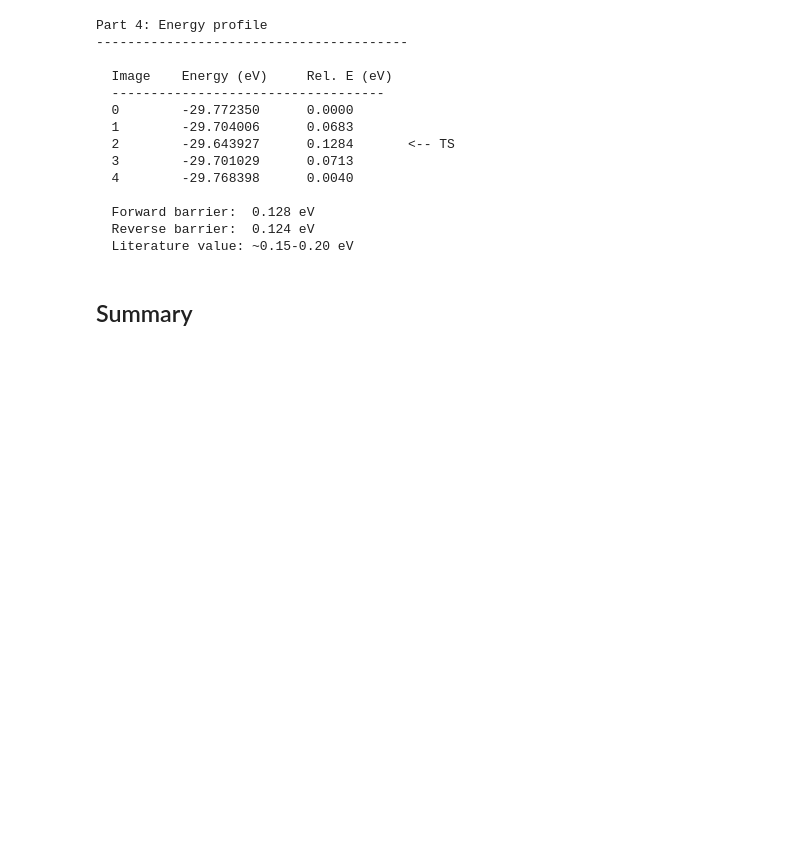
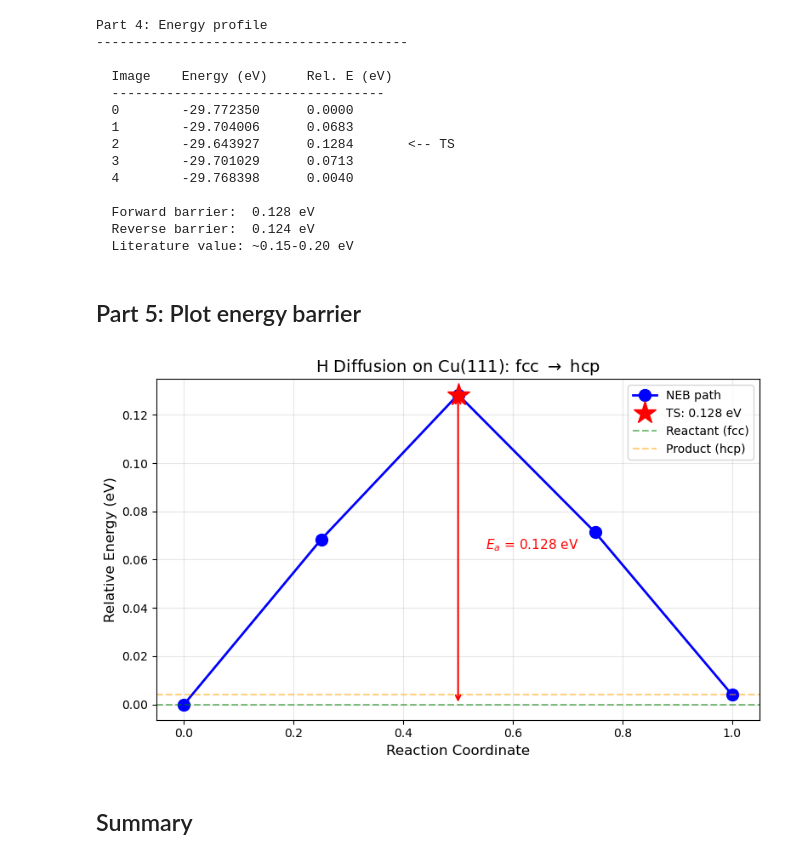
Before and after one commit to jkitchin/vasp, a Jupyter notebook: docs/tutorials/16_neb.ipynb, the cells around one changed output. Drawn from its saved outputs; the diff is of its cells as text; code cells hidden in the pictures; blank space fills up the shorter version.

```diff
--- a/docs/tutorials/16_neb.ipynb
+++ b/docs/tutorials/16_neb.ipynb
@@ -224,6 +224,49 @@ Part 4: Energy profile
   Forward barrier:  0.128 eV
   Reverse barrier:  0.124 eV
   Literature value: ~0.15-0.20 eV
+# %% [markdown]
+## Part 5: Plot energy barrier
+# %%
+import matplotlib.pyplot as plt
+
+# Calculate reaction coordinate (normalized path length)
+reaction_coord = np.linspace(0, 1, len(images))
+
+# Relative energies
+rel_energies = [e - e_initial for e in energies]
+
+# Find transition state index
+ts_idx = rel_energies.index(max(rel_energies[1:-1]))
+
+# Create the plot
+fig, ax = plt.subplots(figsize=(8, 5))
+
+# Plot energy profile
+ax.plot(reaction_coord, rel_energies, 'bo-', markersize=10, linewidth=2, label='NEB path')
+
+# Mark the transition state
+ax.plot(reaction_coord[ts_idx], rel_energies[ts_idx], 'r*', markersize=20, label=f'TS: {rel_energies[ts_idx]:.3f} eV')
+
+# Add horizontal lines for reactant and product
+ax.axhline(y=0, color='green', linestyle='--', alpha=0.5, label='Reactant (fcc)')
+ax.axhline(y=rel_energies[-1], color='orange', linestyle='--', alpha=0.5, label='Product (hcp)')
+
+# Annotate barrier
+ax.annotate('', xy=(0.5, barrier_fwd), xytext=(0.5, 0),
+            arrowprops=dict(arrowstyle='<->', color='red', lw=1.5))
+ax.text(0.55, barrier_fwd/2, f'$E_a$ = {barrier_fwd:.3f} eV', fontsize=11, color='red')
+
+# Labels and formatting
+ax.set_xlabel('Reaction Coordinate', fontsize=12)
+ax.set_ylabel('Relative Energy (eV)', fontsize=12)
+ax.set_title('H Diffusion on Cu(111): fcc $\\rightarrow$ hcp', fontsize=14)
+ax.legend(loc='upper right')
+ax.grid(True, alpha=0.3)
+ax.set_xlim(-0.05, 1.05)
+
+plt.tight_layout();
+# %% [output]
+[figure, added]
 # %% [markdown]
 ## Summary
 # %%
```
Also changed, not shown: parts of 1 cell of this notebook, 19 other files.
